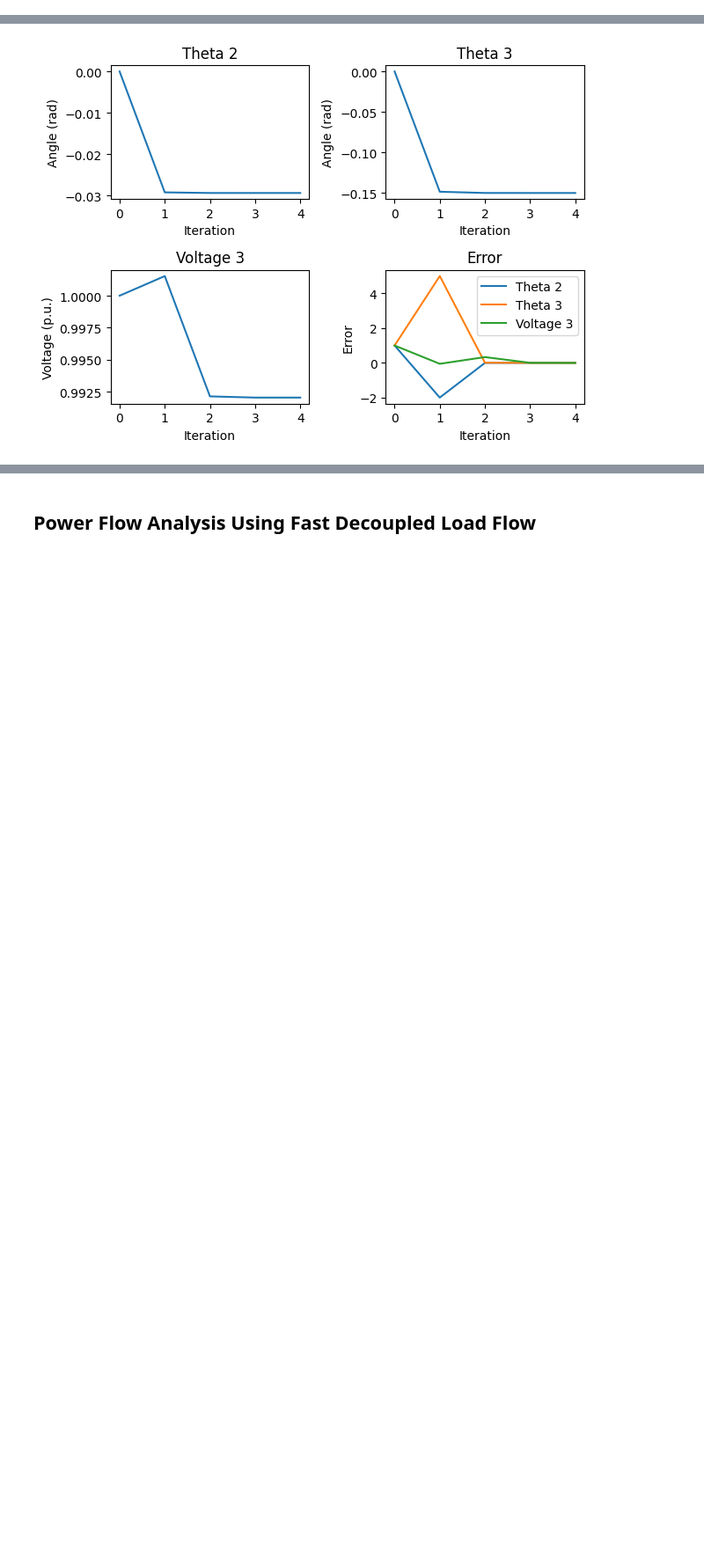
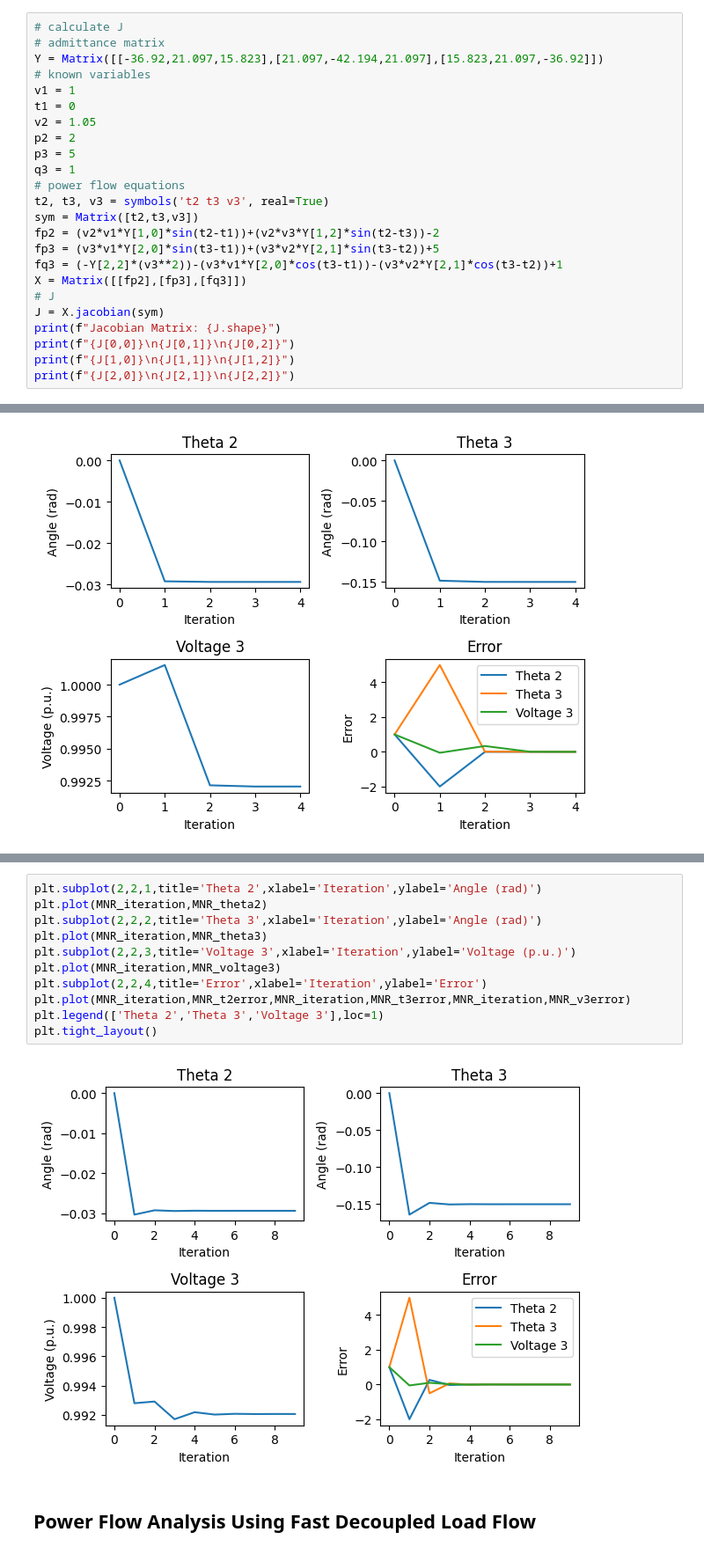
Before and after one commit to edn95195/Power-Flow-Analysis, a Jupyter notebook: power_flow.ipynb, the cells around one changed output, grey strips where cells are left out. Shown at 88% size. Cells and saved outputs as stored; diff of their text form; blank space fills up the shorter version.

```diff
--- a/power_flow.ipynb
+++ b/power_flow.ipynb
@@ -11,3 +11,27 @@ def PCE(act,exp):
     return pce
 # %% [markdown]
 ## Power Flow Analysis Using Newton-Raphson Method
+# %%
+# calculate J
+# admittance matrix
+Y = Matrix([[-36.92,21.097,15.823],[21.097,-42.194,21.097],[15.823,21.097,-36.92]])
+# known variables
+v1 = 1
+t1 = 0
+v2 = 1.05
+p2 = 2
+p3 = 5
+q3 = 1
+# power flow equations
+t2, t3, v3 = symbols('t2 t3 v3', real=True)
+sym = Matrix([t2,t3,v3])
+fp2 = (v2*v1*Y[1,0]*sin(t2-t1))+(v2*v3*Y[1,2]*sin(t2-t3))-2
+fp3 = (v3*v1*Y[2,0]*sin(t3-t1))+(v3*v2*Y[2,1]*sin(t3-t2))+5
+fq3 = (-Y[2,2]*(v3**2))-(v3*v1*Y[2,0]*cos(t3-t1))-(v3*v2*Y[2,1]*cos(t3-t2))+1
+X = Matrix([[fp2],[fp3],[fq3]])
+# J
+J = X.jacobian(sym)
+print(f"Jacobian Matrix: {J.shape}")
+print(f"{J[0,0]}\n{J[0,1]}\n{J[0,2]}")
+print(f"{J[1,0]}\n{J[1,1]}\n{J[1,2]}")
+print(f"{J[2,0]}\n{J[2,1]}\n{J[2,2]}")
@@ -138,3 +295,16 @@ plt.tight_layout()
+# %%
+plt.subplot(2,2,1,title='Theta 2',xlabel='Iteration',ylabel='Angle (rad)')
+plt.plot(MNR_iteration,MNR_theta2)
+plt.subplot(2,2,2,title='Theta 3',xlabel='Iteration',ylabel='Angle (rad)')
+plt.plot(MNR_iteration,MNR_theta3)
+plt.subplot(2,2,3,title='Voltage 3',xlabel='Iteration',ylabel='Voltage (p.u.)')
+plt.plot(MNR_iteration,MNR_voltage3)
+plt.subplot(2,2,4,title='Error',xlabel='Iteration',ylabel='Error')
+plt.plot(MNR_iteration,MNR_t2error,MNR_iteration,MNR_t3error,MNR_iteration,MNR_v3error)
+plt.legend(['Theta 2','Theta 3','Voltage 3'],loc=1)
+plt.tight_layout()
+# %% [output]
+[figure, added]
 # %% [markdown]
 ## Power Flow Analysis Using Fast Decoupled Load Flow
 # %%
```
Also changed, not shown: parts of 7 cells of this notebook.
